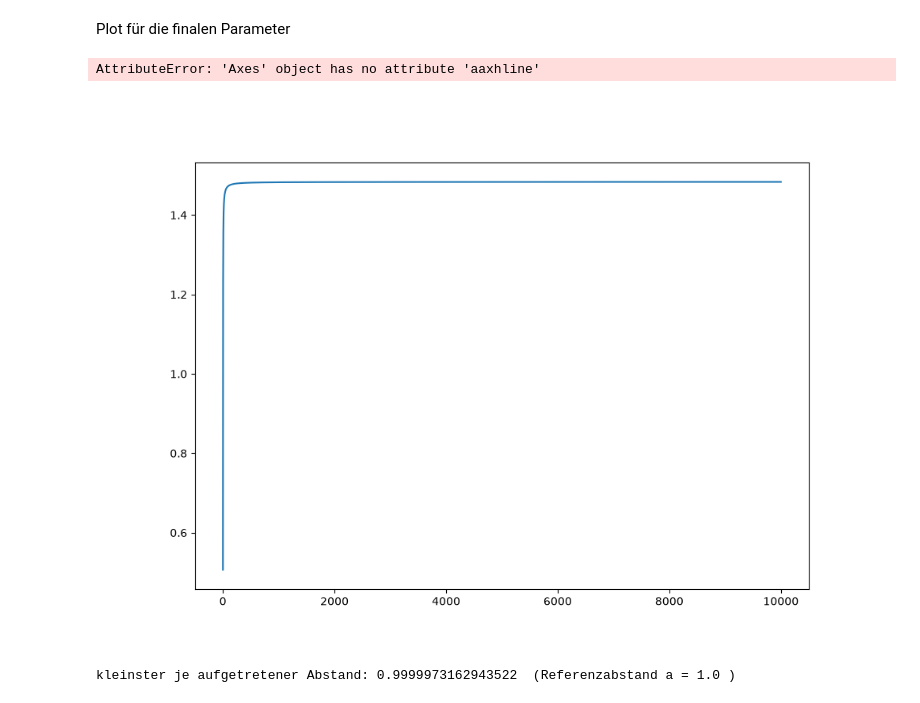
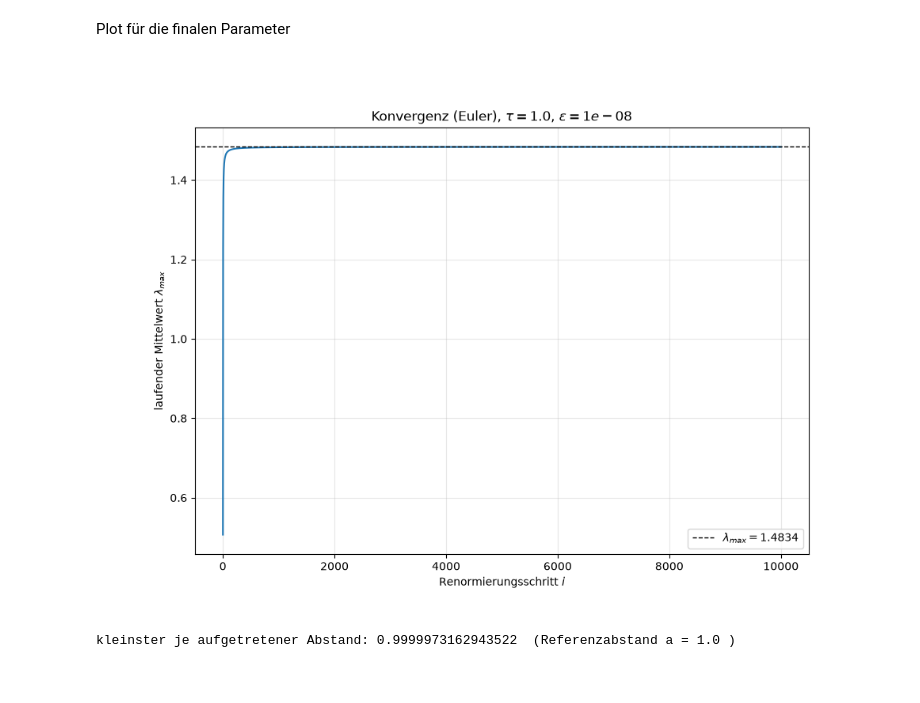
Before and after one commit to silashungerbuehler-del/Simulation-3BP, a Jupyter notebook: notebooks/Lyapunov Analyse.ipynb, the cells around one changed output. Saved outputs shown, nothing was run; the diff lists cells and outputs as text; code cells hidden in the pictures.

Commit message:
finale version?

```diff
--- a/notebooks/Lyapunov Analyse.ipynb
+++ b/notebooks/Lyapunov Analyse.ipynb
@@ -125,18 +145,17 @@ Plot für die finalen Parameter
 # %%
 # Durch Plot oben bestimmen
 tau_final_euler = 1.0
 eps_final_euler = 1e-8
 
-lambdas_f_euler, running_mean_f_euler, lamda_max_f_euler = an.compute_lyapunov(y0_ref_euler, m_ref_euler, G, units_euler, eps=eps_final_euler, tau_norm=tau_final_euler, n_steps=10000, seed=42)
+lambdas_f_euler, running_mean_f_euler, lambda_max_f_euler = an.compute_lyapunov(y0_ref_euler, m_ref_euler, G, units_euler, eps=eps_final_euler, tau_norm=tau_final_euler, n_steps=10000, seed=42)
 
 fig, ax = plt.subplots(figsize=(10,7))
 ax.plot(np.arange(1, len(running_mean_f_euler)+1), running_mean_f_euler)
-ax.axhline(lamda_max_f_euler, color="k", ls="--", lw=1, lable=f"$\\lamda_{{max}}={lamda_max_f_euler:.4f}$")
+ax.axhline(lambda_max_f_euler, color="k", ls="--", lw=1, label=f"$\\lambda_{{max}}={lambda_max_f_euler:.4f}$")
 ax.set_xlabel("Renormierungsschritt $i$")
-ax.set_ylabel(r"laufender Mittelwert $\lamgda_{max}$")
-ax.set_title(f"Konvergenz (Strong Chaos), $\\tau={tau_final_euler}$, $\\varepsilon={eps_final_euler:.0e}$)")
+ax.set_ylabel(r"laufender Mittelwert $\lambda_{max}$")
+ax.set_title(f"Konvergenz (Euler), $\\tau={tau_final_euler}$, $\\varepsilon={eps_final_euler:.0e}$")
 ax.legend()
 ax.grid(alpha=0.3)
 # %% [output]
-AttributeError: 'Axes' object has no attribute 'aaxhline'
-[figure, old version]
+[figure, new version]
```
Also changed, not shown: parts of 34 cells of this notebook, 7 other files.
